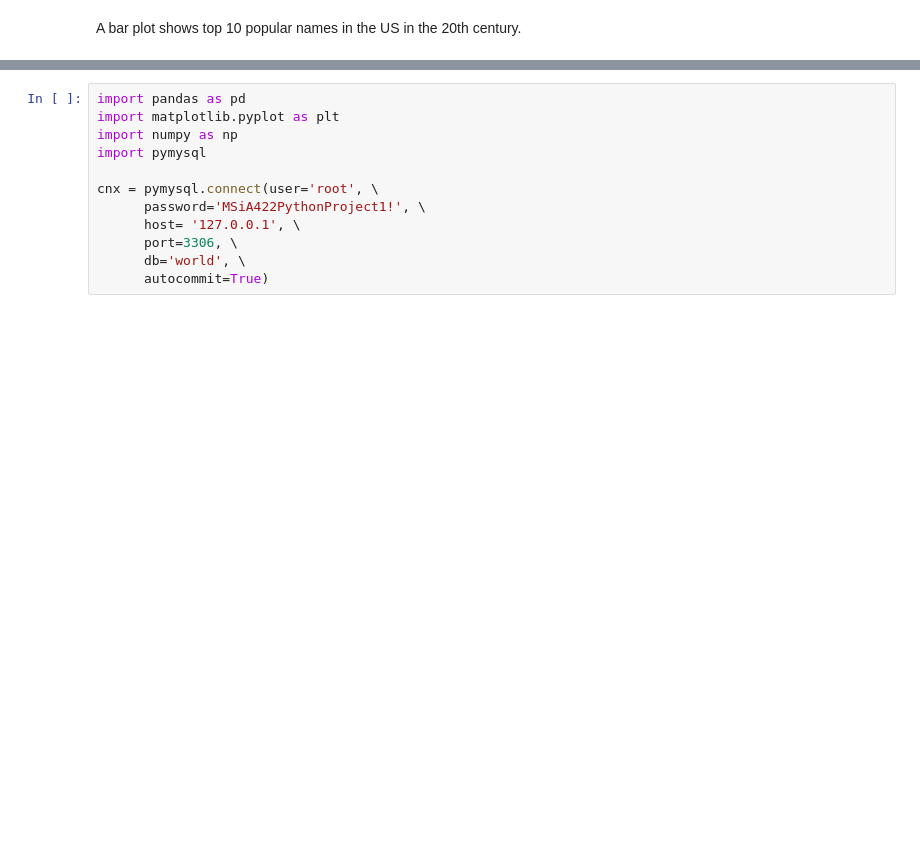
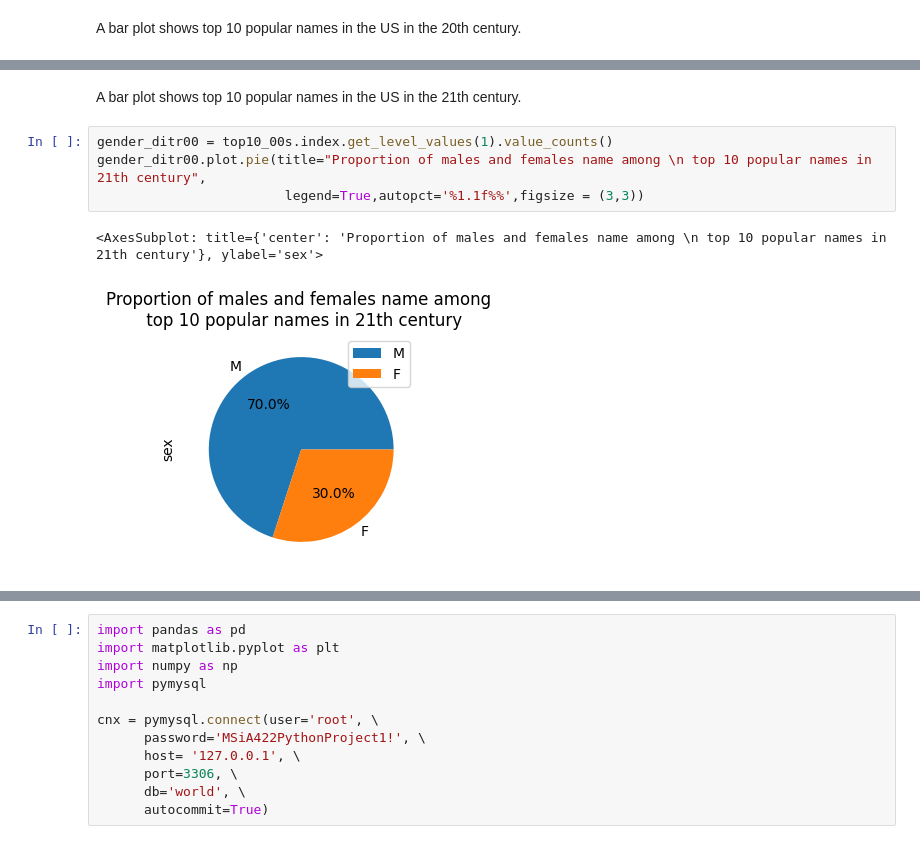
Before and after one commit to XingyuVivi/MSiA-422-Python-Project, a Jupyter notebook: Project 01.ipynb, the cells around one changed output, grey strips where cells are left out. Cells and saved outputs as stored; diff of their text form; blank space fills up the shorter version.

```diff
--- a/Project 01.ipynb
+++ b/Project 01.ipynb
@@ -294,0 +315,9 @@ gender_ditr90.plot.pie(title="Proportion of males and females name among\n
+# %% [markdown]
+A bar plot shows top 10 popular names in the US in the 21th century.
+# %%
+gender_ditr00 = top10_00s.index.get_level_values(1).value_counts()
+gender_ditr00.plot.pie(title="Proportion of males and females name among \n top 10 popular names in 21th century",
+                        legend=True,autopct='%1.1f%%',figsize = (3,3))
+# %% [output]
+<AxesSubplot: title={'center': 'Proportion of males and females name among \n top 10 popular names in 21th century'}, ylabel='sex'>
+[figure, added]
```
Also changed, not shown: parts of 8 cells of this notebook.
